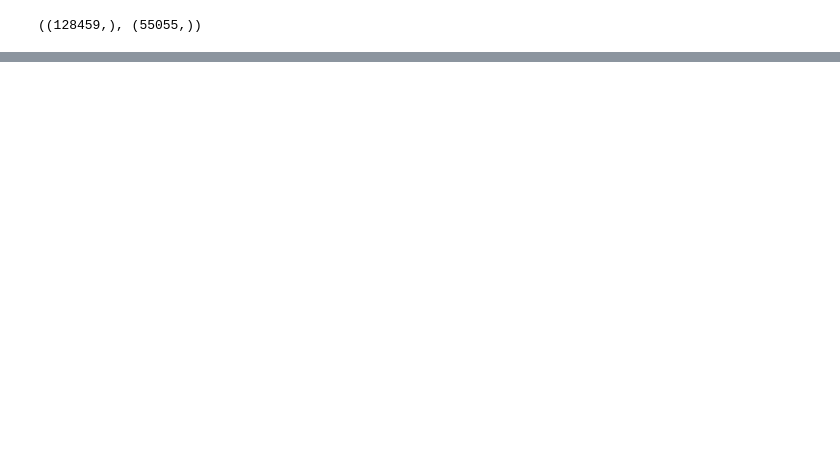
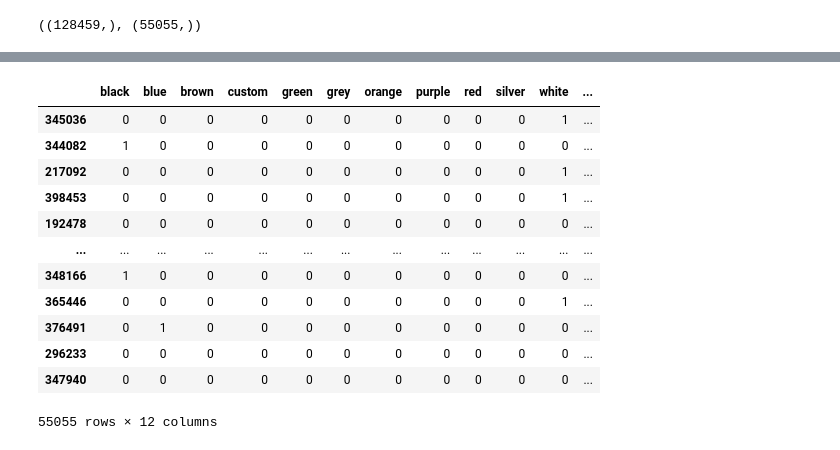
Before and after one commit to dawgtree/CapstoneTwoProject, a Jupyter notebook: 2nd_Capstone_Preprocessing_Training_Data_Development.ipynb, the cells around one changed output, grey strips where cells are left out. Saved outputs shown, nothing was run; the diff lists cells and outputs as text; code cells hidden in the pictures; blank space fills up the shorter version.

```diff
--- a/2nd_Capstone_Preprocessing_Training_Data_Development.ipynb
+++ b/2nd_Capstone_Preprocessing_Training_Data_Development.ipynb
@@ -193,0 +245,17 @@ Everything is saved and ready to be modeled.
+# %%
+test_dummy_color=pd.get_dummies(X_test['paint_color'],drop_first = True)
+test_dummy_color
+# %% [output]
+|  | black | blue | brown | custom | green | grey | orange | purple | red | silver | white | ... |
+| 345036 | 0 | 0 | 0 | 0 | 0 | 0 | 0 | 0 | 0 | 0 | 1 | ... |
+| 344082 | 1 | 0 | 0 | 0 | 0 | 0 | 0 | 0 | 0 | 0 | 0 | ... |
+| 217092 | 0 | 0 | 0 | 0 | 0 | 0 | 0 | 0 | 0 | 0 | 1 | ... |
+| 398453 | 0 | 0 | 0 | 0 | 0 | 0 | 0 | 0 | 0 | 0 | 1 | ... |
+| 192478 | 0 | 0 | 0 | 0 | 0 | 0 | 0 | 0 | 0 | 0 | 0 | ... |
+| ... | ... | ... | ... | ... | ... | ... | ... | ... | ... | ... | ... | ... |
+| 348166 | 1 | 0 | 0 | 0 | 0 | 0 | 0 | 0 | 0 | 0 | 0 | ... |
+| 365446 | 0 | 0 | 0 | 0 | 0 | 0 | 0 | 0 | 0 | 0 | 1 | ... |
+| 376491 | 0 | 1 | 0 | 0 | 0 | 0 | 0 | 0 | 0 | 0 | 0 | ... |
+| 296233 | 0 | 0 | 0 | 0 | 0 | 0 | 0 | 0 | 0 | 0 | 0 | ... |
+| 347940 | 0 | 0 | 0 | 0 | 0 | 0 | 0 | 0 | 0 | 0 | 0 | ... |
+55055 rows × 12 columns
```
Also changed, not shown: parts of 41 cells of this notebook, 5 other files.
